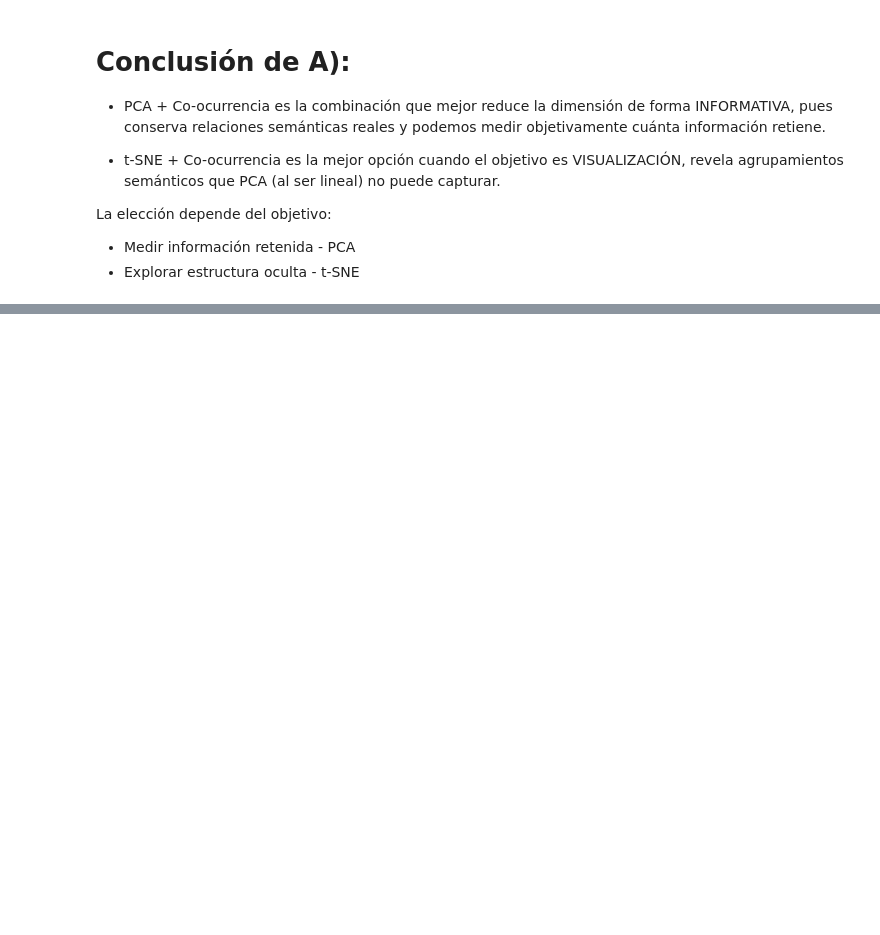
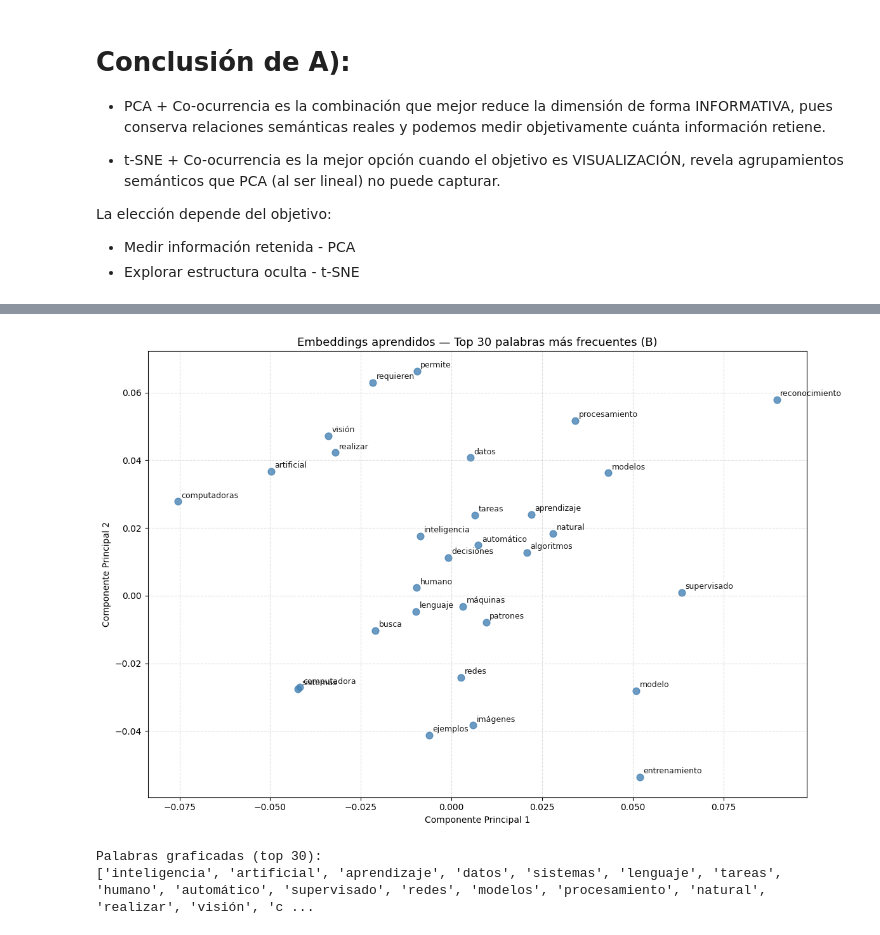
Before and after one commit to vanessalugo04/Procesamiento_lenguaje_natural, a Jupyter notebook: Practica_7.ipynb, the cells around one changed output, grey strips where cells are left out. Drawn from its saved outputs; the diff is of its cells as text; code cells hidden in the pictures; blank space fills up the shorter version.

```diff
--- a/Practica_7.ipynb
+++ b/Practica_7.ipynb
@@ -894,0 +1369,44 @@ La elección depende del objetivo:
+# %%
+# PASO 6 — VISUALIZACIÓN DE EMBEDDINGS APRENDIDOS
+#
+# Proyectamos los embeddings (20D) a 2D con PCA para ver
+# si palabras semánticamente cercanas quedaron agrupadas.
+
+# Reducimos embeddings_b (284, 20) → (284, 2) para graficar
+pca_viz = PCA(n_components=2)
+emb_2d  = pca_viz.fit_transform(embeddings_b)  # (284, 2)
+
+# Seleccionamos las 30 palabras más frecuentes del corpus
+# (reutilizamos frecuencias calculadas en Parte A)
+top30_idx = []
+for k in range(30):
+    top30_idx = top30_idx + [indices_ordenados[k]]
+
+fig, ax = plt.subplots(figsize=(12, 8))
+ax.scatter(
+    [emb_2d[j][0] for j in top30_idx],
+    [emb_2d[j][1] for j in top30_idx],
+    c='steelblue', s=60, alpha=0.8
+)
+
+for j in top30_idx:
+    ax.annotate(
+        vocabulario[j],
+        (emb_2d[j][0], emb_2d[j][1]),
+        fontsize=9, alpha=0.9,
+        xytext=(4, 4), textcoords='offset points'
+    )
+
+ax.set_title('Embeddings aprendidos — Top 30 palabras más frecuentes (B)', fontsize=13)
+ax.set_xlabel('Componente Principal 1')
+ax.set_ylabel('Componente Principal 2')
+ax.grid(True, linestyle='--', alpha=0.4)
+plt.tight_layout()
+plt.show()
+
+print("Palabras graficadas (top 30):")
+print([vocabulario[j] for j in top30_idx])
+# %% [output]
+[figure, added]
+Palabras graficadas (top 30):
+['inteligencia', 'artificial', 'aprendizaje', 'datos', 'sistemas', 'lenguaje', 'tareas', 'humano', 'automático', 'supervisado', 'redes', 'modelos', 'procesamiento', 'natural', 'realizar', 'visión', 'c ...
```
Also changed, not shown: parts of 18 cells of this notebook.
